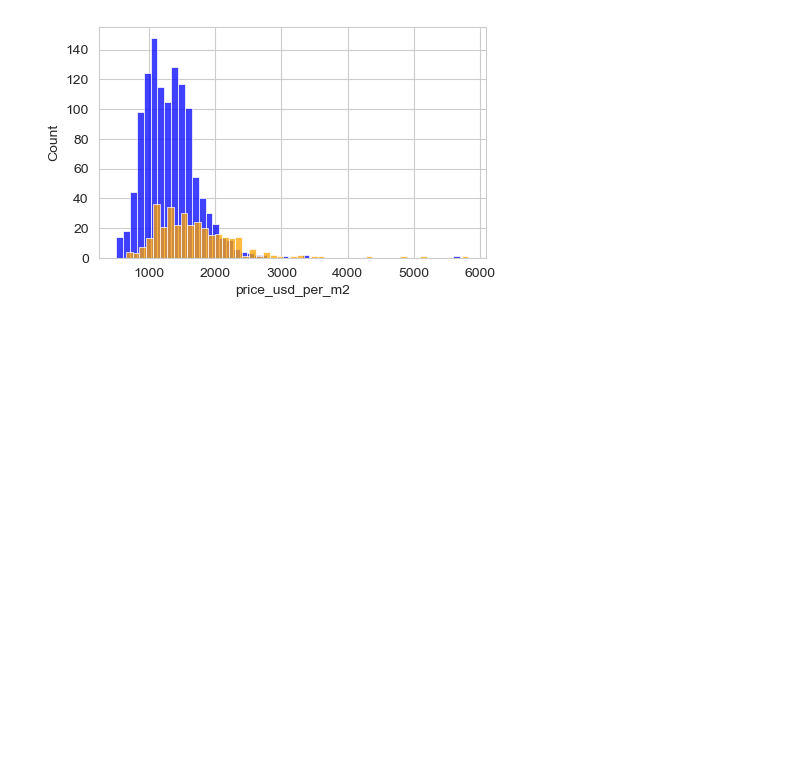
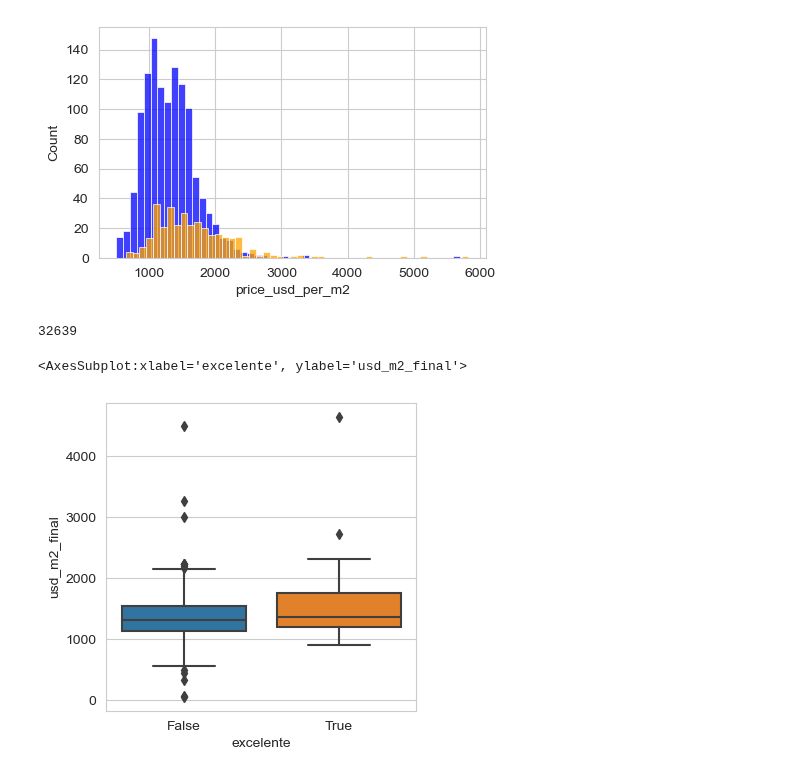
Before and after one commit to Facundo-Peloso/DH-TP-1---Grupo-10, a Jupyter notebook: tp_roberto.ipynb, the cells around one changed output. Saved outputs shown, nothing was run; the diff lists cells and outputs as text; code cells hidden in the pictures; blank space fills up the shorter version.

```diff
--- a/tp_roberto.ipynb
+++ b/tp_roberto.ipynb
@@ -223,3 +223,8 @@ sns.histplot(data=datos_grafico2['usd_per_m2_2'], color= 'orange', bins=50)
 # %% [output]
 <AxesSubplot:xlabel='price_usd_per_m2', ylabel='Count'>
 [figure]
+# %%
+datos['usd_m2_final'] = datos.apply(lambda x: x['price_usd_per_m2'] if x['price_usd_per_m2'] > 1 else x['usd_per_m2_2'], axis=1)
+datos['usd_m2_final'].isnull().sum()
+# %% [output]
+32639
@@ -225,0 +233,34 @@ sns.histplot(data=datos_grafico2['usd_per_m2_2'], color= 'orange', bins=50)
+# %%
+# mask10=datos['provincia_ciudad']=='Buenos Aires Costa Atlántica'; mask11=datos['ciudad_barrio']=='Mar del Plata'; mask12=datos['property_type']=='apartment'
+# mask10=datos['provincia_ciudad']=='Bs.As. G.B.A. Zona Norte'; mask11=datos['ciudad_barrio']=='Tigre'; mask12=datos['property_type']=='apartment'
+# mask10=datos['provincia_ciudad']=='Santa Fe'; mask11=datos['ciudad_barrio']=='Rosario'; mask12=datos['property_type']=='apartment'
+# mask10=datos['provincia_ciudad']=='Capital Federal'; mask11=datos['ciudad_barrio']=='Palermo'; mask12=datos['property_type']=='apartment'
+# mask10=datos['provincia_ciudad']=='Capital Federal'; mask11=datos['ciudad_barrio']=='Belgrano'; mask12=datos['property_type']=='apartment'
+# mask10=datos['provincia_ciudad']=='Bs.As. G.B.A. Zona Norte'; mask11=datos['ciudad_barrio']=='Vicente López'; mask12=datos['property_type']=='apartment'
+# mask10=datos['provincia_ciudad']=='Capital Federal'; mask11=datos['ciudad_barrio']=='Caballito'; mask12=datos['property_type']=='apartment'
+# mask10=datos['provincia_ciudad']=='Córdoba'; mask11=datos['ciudad_barrio']=='Córdoba'; mask12=datos['property_type']=='apartment'
+# mask10=datos['provincia_ciudad']=='Capital Federal'; mask11=datos['ciudad_barrio']=='Recoleta'; mask12=datos['property_type']=='apartment'
+# mask10=datos['provincia_ciudad']=='Bs.As. G.B.A. Zona Sur'; mask11=datos['ciudad_barrio']=='Lomas de Zamora'; mask12=datos['property_type']=='apartment'
+# mask10=datos['provincia_ciudad']=='Capital Federal'; mask11=datos['ciudad_barrio']=='Villa Urquiza'; mask12=datos['property_type']=='apartment'
+# mask10=datos['provincia_ciudad']=='Bs.As. G.B.A. Zona Norte'; mask11=datos['ciudad_barrio']=='San Isidro'; mask12=datos['property_type']=='apartment'
+# mask10=datos['provincia_ciudad']=='Bs.As. G.B.A. Zona Oeste'; mask11=datos['ciudad_barrio']=='Morón'; mask12=datos['property_type']=='apartment'
+# mask10=datos['provincia_ciudad']=='Capital Federal'; mask11=datos['ciudad_barrio']=='San Telmo'; mask12=datos['property_type']=='apartment'
+
+# mask10=datos['provincia_ciudad']=='Bs.As. G.B.A. Zona Norte'; mask11=datos['ciudad_barrio']=='Tigre'; mask12=datos['property_type']=='house'
+# mask10=datos['provincia_ciudad']=='Bs.As. G.B.A. Zona Norte'; mask11=datos['ciudad_barrio']=='Escobar'; mask12=datos['property_type']=='house'
+# mask10=datos['provincia_ciudad']=='Bs.As. G.B.A. Zona Norte'; mask11=datos['ciudad_barrio']=='San Isidro'; mask12=datos['property_type']=='house'
+# mask10=datos['provincia_ciudad']=='Bs.As. G.B.A. Zona Sur'; mask11=datos['ciudad_barrio']=='Lomas de Zamora'; mask12=datos['property_type']=='house'
+# mask10=datos['provincia_ciudad']=='Buenos Aires Costa Atlántica'; mask11=datos['ciudad_barrio']=='Mar del Plata'; mask12=datos['property_type']=='house'
+# mask10=datos['provincia_ciudad']=='Bs.As. G.B.A. Zona Norte'; mask11=datos['ciudad_barrio']=='Vicente López'; mask12=datos['property_type']=='house'
+mask10=datos['provincia_ciudad']=='Bs.As. G.B.A. Zona Norte'; mask11=datos['ciudad_barrio']=='Pilar'; mask12=datos['property_type']=='house'
+
+mask13=datos['surface_total_in_m2'] < 200
+mask14=datos['usd_m2_final'] < 6000
+datos_scatter = datos[mask10 & mask11 & mask12 & mask13 & mask14]
+
+sns.set_style('whitegrid')
+plt.figure(figsize=(4,4))
+sns.boxplot(data=datos_scatter, x='excelente', y='usd_m2_final')
+# %% [output]
+<AxesSubplot:xlabel='excelente', ylabel='usd_m2_final'>
+[figure, added]
```
Also changed, not shown: parts of 1 cell of this notebook, 1 other file.
